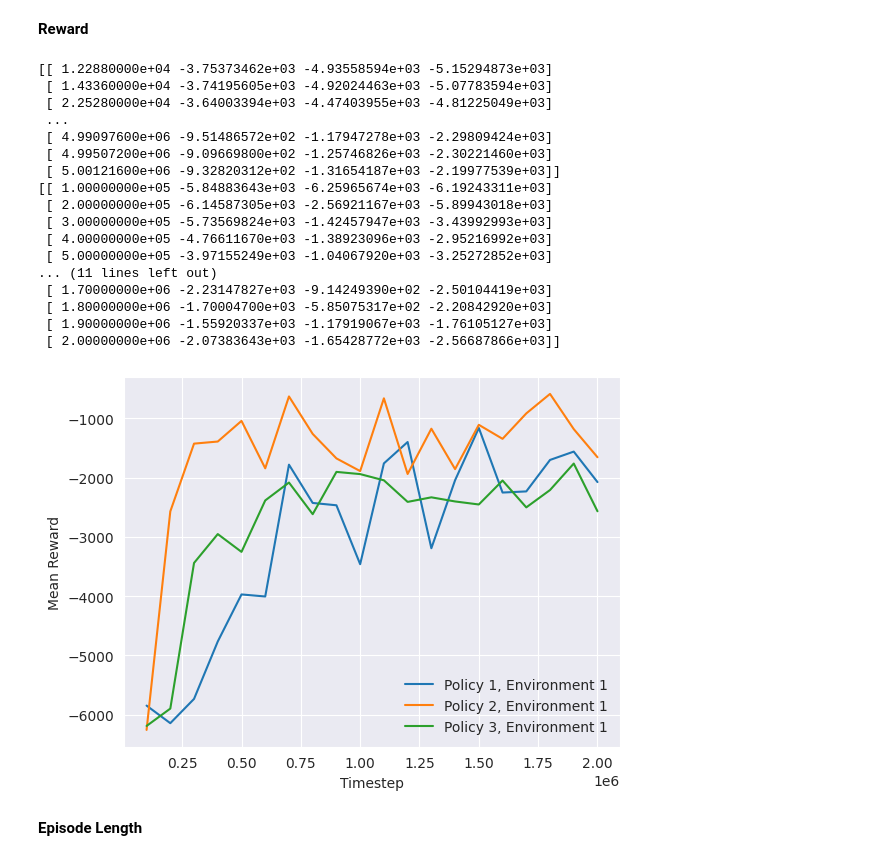
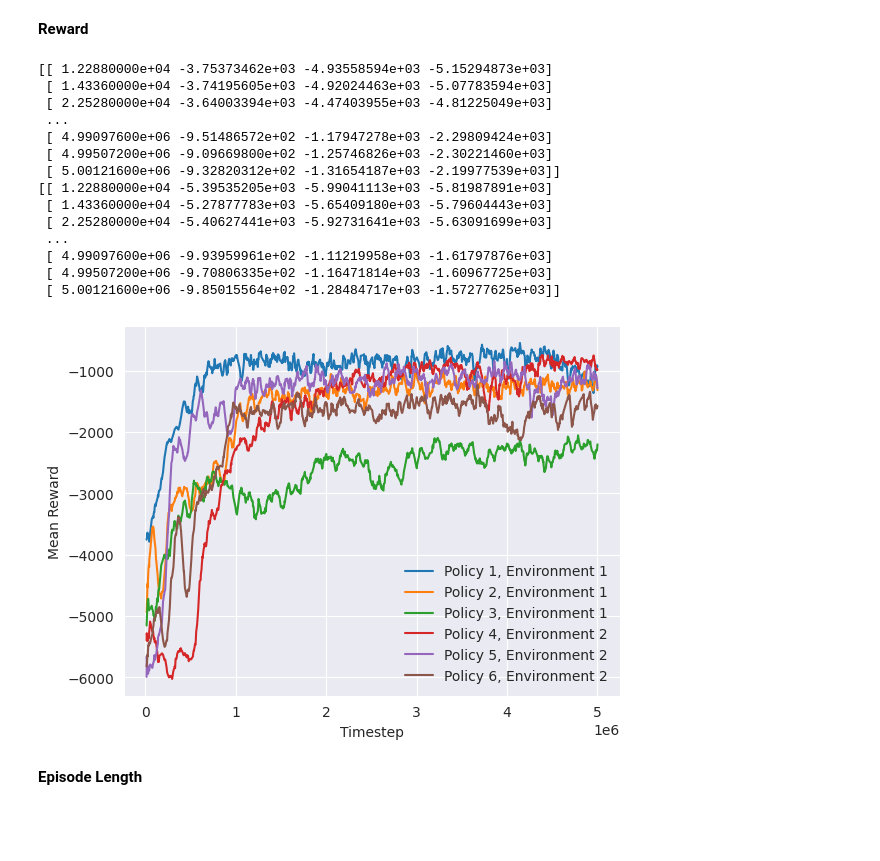
Before and after one commit to thatblueboy/DroneControl, a Jupyter notebook: visualizations/visualizeTraining copy.ipynb, the cells around one changed output. Drawn from its saved outputs; the diff is of its cells as text; code cells hidden in the pictures; blank space fills up the shorter version.

```diff
--- a/visualizations/visualizeTraining copy.ipynb
+++ b/visualizations/visualizeTraining copy.ipynb
@@ -9,9 +9,9 @@ import seaborn as sns
 model1Reward = pd.read_csv('trainData/model4-rew.csv')
 model2Reward = pd.read_csv('trainData/model5-rew.csv')
 model3Reward = pd.read_csv('trainData/model6-rew.csv')
-model4Reward = pd.read_csv('trainData/model7_meanR.csv')
-model5Reward = pd.read_csv('trainData/model8_meanR.csv')
-model6Reward = pd.read_csv('trainData/model9_meanR.csv')
+model4Reward = pd.read_csv('trainData/model10_reward.csv')
+model5Reward = pd.read_csv('trainData/model11_reward.csv')
+model6Reward = pd.read_csv('trainData/model12_reward.csv')
 # %%
 rewardData1 = []
 rewardData2 = []
@@ -34,34 +34,31 @@ print(rewardData2)
  [ 4.99097600e+06 -9.51486572e+02 -1.17947278e+03 -2.29809424e+03]
  [ 4.99507200e+06 -9.09669800e+02 -1.25746826e+03 -2.30221460e+03]
  [ 5.00121600e+06 -9.32820312e+02 -1.31654187e+03 -2.19977539e+03]]
-[[ 1.00000000e+05 -5.84883643e+03 -6.25965674e+03 -6.19243311e+03]
- [ 2.00000000e+05 -6.14587305e+03 -2.56921167e+03 -5.89943018e+03]
- [ 3.00000000e+05 -5.73569824e+03 -1.42457947e+03 -3.43992993e+03]
- [ 4.00000000e+05 -4.76611670e+03 -1.38923096e+03 -2.95216992e+03]
- [ 5.00000000e+05 -3.97155249e+03 -1.04067920e+03 -3.25272852e+03]
-... (11 lines left out)
- [ 1.70000000e+06 -2.23147827e+03 -9.14249390e+02 -2.50104419e+03]
- [ 1.80000000e+06 -1.70004700e+03 -5.85075317e+02 -2.20842920e+03]
- [ 1.90000000e+06 -1.55920337e+03 -1.17919067e+03 -1.76105127e+03]
- [ 2.00000000e+06 -2.07383643e+03 -1.65428772e+03 -2.56687866e+03]]
+[[ 1.22880000e+04 -5.39535205e+03 -5.99041113e+03 -5.81987891e+03]
+ [ 1.43360000e+04 -5.27877783e+03 -5.65409180e+03 -5.79604443e+03]
+ [ 2.25280000e+04 -5.40627441e+03 -5.92731641e+03 -5.63091699e+03]
+ ...
+ [ 4.99097600e+06 -9.93959961e+02 -1.11219958e+03 -1.61797876e+03]
+ [ 4.99507200e+06 -9.70806335e+02 -1.16471814e+03 -1.60967725e+03]
+ [ 5.00121600e+06 -9.85015564e+02 -1.28484717e+03 -1.57277625e+03]]
 # %%
 sns.set_style('darkgrid')
 sns.despine()
 
 maxStep = 1000
 
-# plt.plot(rewardData1[:,0][:maxStep], rewardData1[:,1][:maxStep])
-# plt.plot(rewardData1[:,0][:maxStep], rewardData1[:,2][:maxStep])
-# plt.plot(rewardData1[:,0][:maxStep], rewardData1[:,3][:maxStep])
+plt.plot(rewardData1[:,0][:maxStep], rewardData1[:,1][:maxStep])
+plt.plot(rewardData1[:,0][:maxStep], rewardData1[:,2][:maxStep])
+plt.plot(rewardData1[:,0][:maxStep], rewardData1[:,3][:maxStep])
 plt.plot(rewardData2[:,0][:maxStep], rewardData2[:,1][:maxStep])
 plt.plot(rewardData2[:,0][:maxStep], rewardData2[:,2][:maxStep])
 plt.plot(rewardData2[:,0][:maxStep], rewardData2[:,3][:maxStep])
-plt.legend(['Policy 1, Environment 1', 'Policy 2, Environment 1', 'Policy 3, Environment 1'], frameon=False)
+plt.legend(['Policy 1, Environment 1', 'Policy 2, Environment 1', 'Policy 3, Environment 1', 'Policy 4, Environment 2', 'Policy 5, Environment 2', 'Policy 6, Environment 2'], frameon=False)
 plt.xlabel("Timestep")
 plt.ylabel("Mean Reward")
-plt.savefig("TrainRewardVaryingBias.png")
+plt.savefig("TrainReward.png")
 # %% [output]
-[figure, old version]
+[figure, new version]
 # %% [markdown]
 **Episode Length**
 # %%
```
Also changed, not shown: parts of 4 cells of this notebook, 8 other files.
